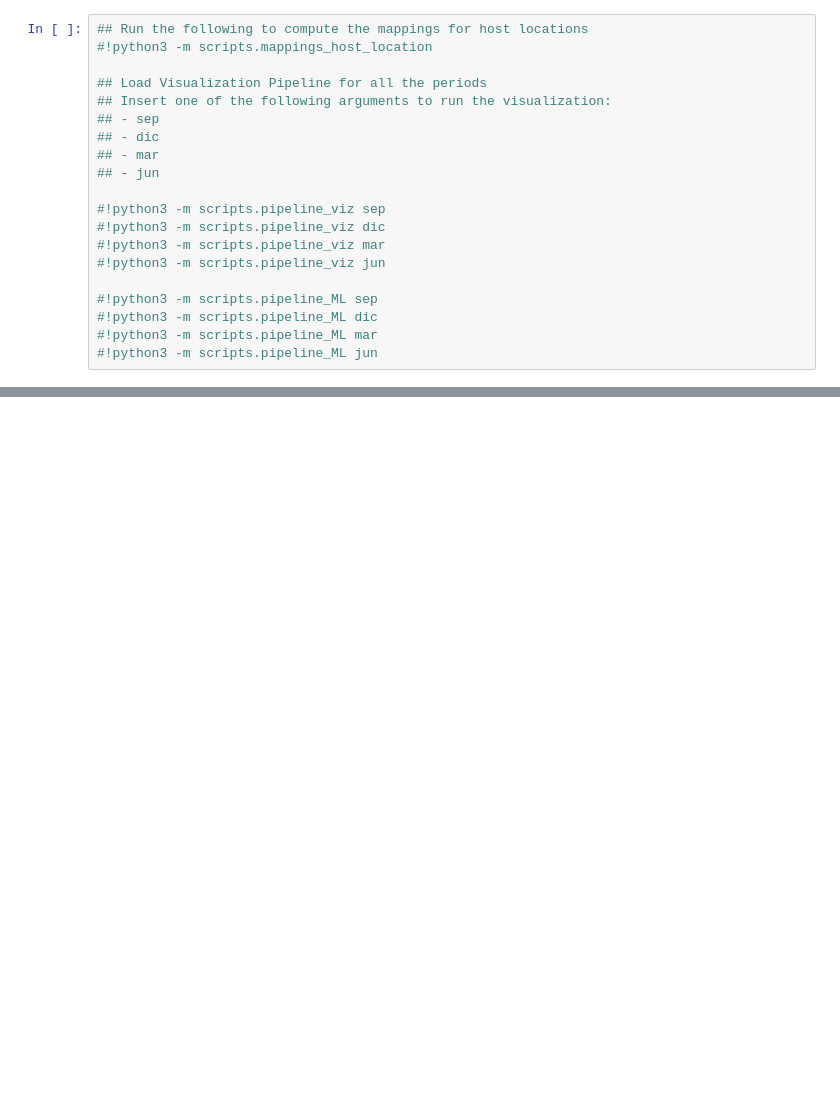
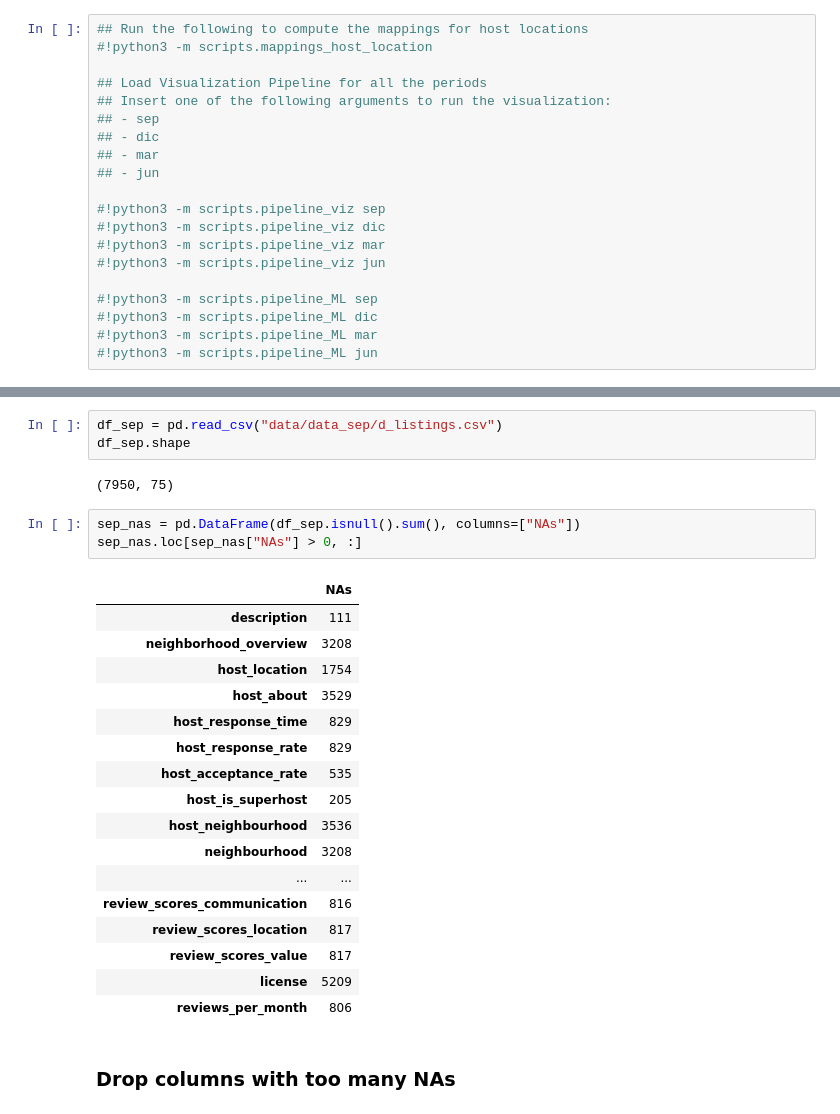
Before and after one commit to FiliTol/price-forecast, a Jupyter notebook: main.ipynb, the cells around one changed output, grey strips where cells are left out. Cells and saved outputs as stored; diff of their text form; blank space fills up the shorter version.

```diff
--- a/main.ipynb
+++ b/main.ipynb
@@ -43,0 +33,28 @@ df.shape
+# %%
+df_sep = pd.read_csv("data/data_sep/d_listings.csv")
+df_sep.shape
+# %% [output]
+(7950, 75)
+# %%
+sep_nas = pd.DataFrame(df_sep.isnull().sum(), columns=["NAs"])
+sep_nas.loc[sep_nas["NAs"] > 0, :]
+# %% [output]
+|  | NAs |
+| description | 111 |
+| neighborhood_overview | 3208 |
+| host_location | 1754 |
+| host_about | 3529 |
+| host_response_time | 829 |
+| host_response_rate | 829 |
+| host_acceptance_rate | 535 |
+| host_is_superhost | 205 |
+| host_neighbourhood | 3536 |
+| neighbourhood | 3208 |
+| ... | ... |
+| review_scores_communication | 816 |
+| review_scores_location | 817 |
+| review_scores_value | 817 |
+| license | 5209 |
+| reviews_per_month | 806 |
+# %% [markdown]
+### Drop columns with too many NAs
```
Also changed, not shown: parts of 30 cells of this notebook, 5 other files.
